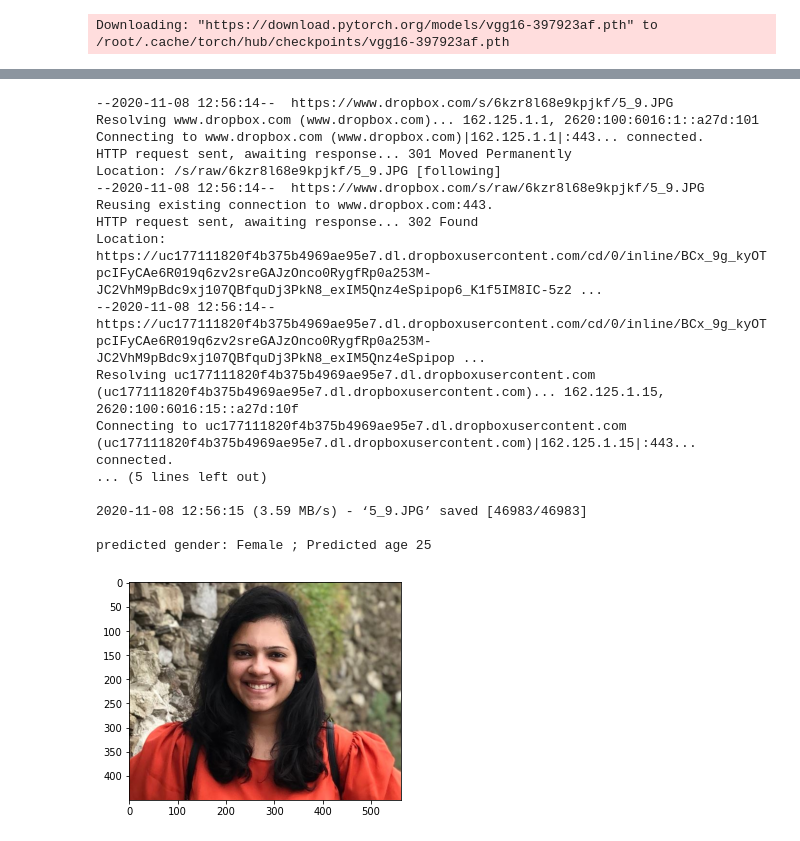
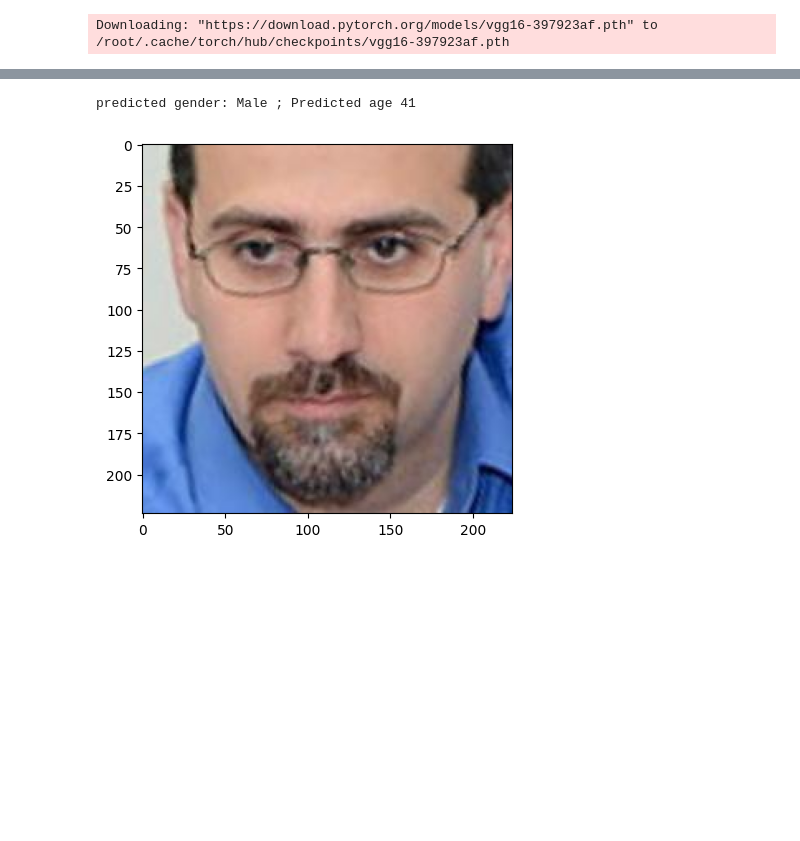
Before and after one commit to PacktPublishing/Modern-Computer-Vision-with-PyTorch-2E, a Jupyter notebook: Chapter05/age_gender_torch_snippets.ipynb, the cells around one changed output, grey strips where cells are left out. Drawn from its saved outputs; the diff is of its cells as text; code cells hidden in the pictures; blank space fills up the shorter version.

```diff
--- a/Chapter05/age_gender_torch_snippets.ipynb
+++ b/Chapter05/age_gender_torch_snippets.ipynb
@@ -239,30 +248,13 @@ EPOCH: 5.000    trn_loss: 0.157 val_loss: 0.733 val_gender_acc: 0.847   val_age_
 # %%
-!wget https://www.dropbox.com/s/6kzr8l68e9kpjkf/5_9.JPG
-im = cv2.imread('/content/5_9.JPG')
+im = cv2.imread('/content/val/10110.jpg')
 im = trn.preprocess_image(im).to(device)
 gender, age = model(im)
 pred_gender = gender.to('cpu').detach().numpy()
 pred_age = age.to('cpu').detach().numpy()
-im = cv2.imread('/content/5_9.JPG')
+im = cv2.imread('/content/val/10110.jpg')
 im = cv2.cvtColor(im, cv2.COLOR_BGR2RGB)
 plt.imshow(im)
 print('predicted gender:',np.where(pred_gender[0][0]<0.5,'Male','Female'), '; Predicted age', int(pred_age[0][0]*80))
 # %% [output]
---2020-11-08 12:56:14--  https://www.dropbox.com/s/6kzr8l68e9kpjkf/5_9.JPG
-Resolving www.dropbox.com (www.dropbox.com)... 162.125.1.1, 2620:100:6016:1::a27d:101
-Connecting to www.dropbox.com (www.dropbox.com)|162.125.1.1|:443... connected.
-HTTP request sent, awaiting response... 301 Moved Permanently
-Location: /s/raw/6kzr8l68e9kpjkf/5_9.JPG [following]
---2020-11-08 12:56:14--  https://www.dropbox.com/s/raw/6kzr8l68e9kpjkf/5_9.JPG
-Reusing existing connection to www.dropbox.com:443.
-HTTP request sent, awaiting response... 302 Found
-Location: https://uc177111820f4b375b4969ae95e7.dl.dropboxusercontent.com/cd/0/inline/BCx_9g_kyOTpcIFyCAe6R019q6zv2sreGAJzOnco0RygfRp0a253M-JC2VhM9pBdc9xj107QBfquDj3PkN8_exIM5Qnz4eSpipop6_K1f5IM8IC-5z2 ...
---2020-11-08 12:56:14--  https://uc177111820f4b375b4969ae95e7.dl.dropboxusercontent.com/cd/0/inline/BCx_9g_kyOTpcIFyCAe6R019q6zv2sreGAJzOnco0RygfRp0a253M-JC2VhM9pBdc9xj107QBfquDj3PkN8_exIM5Qnz4eSpipop ...
-Resolving uc177111820f4b375b4969ae95e7.dl.dropboxusercontent.com (uc177111820f4b375b4969ae95e7.dl.dropboxusercontent.com)... 162.125.1.15, 2620:100:6016:15::a27d:10f
-Connecting to uc177111820f4b375b4969ae95e7.dl.dropboxusercontent.com (uc177111820f4b375b4969ae95e7.dl.dropboxusercontent.com)|162.125.1.15|:443... connected.
-... (5 lines left out)
-
-2020-11-08 12:56:15 (3.59 MB/s) - ‘5_9.JPG’ saved [46983/46983]
-
-predicted gender: Female ; Predicted age 25
+predicted gender: Male ; Predicted age 41
-[figure, old version]
+[figure, new version]
```
Also changed, not shown: parts of 7 cells of this notebook, 12 other files.
